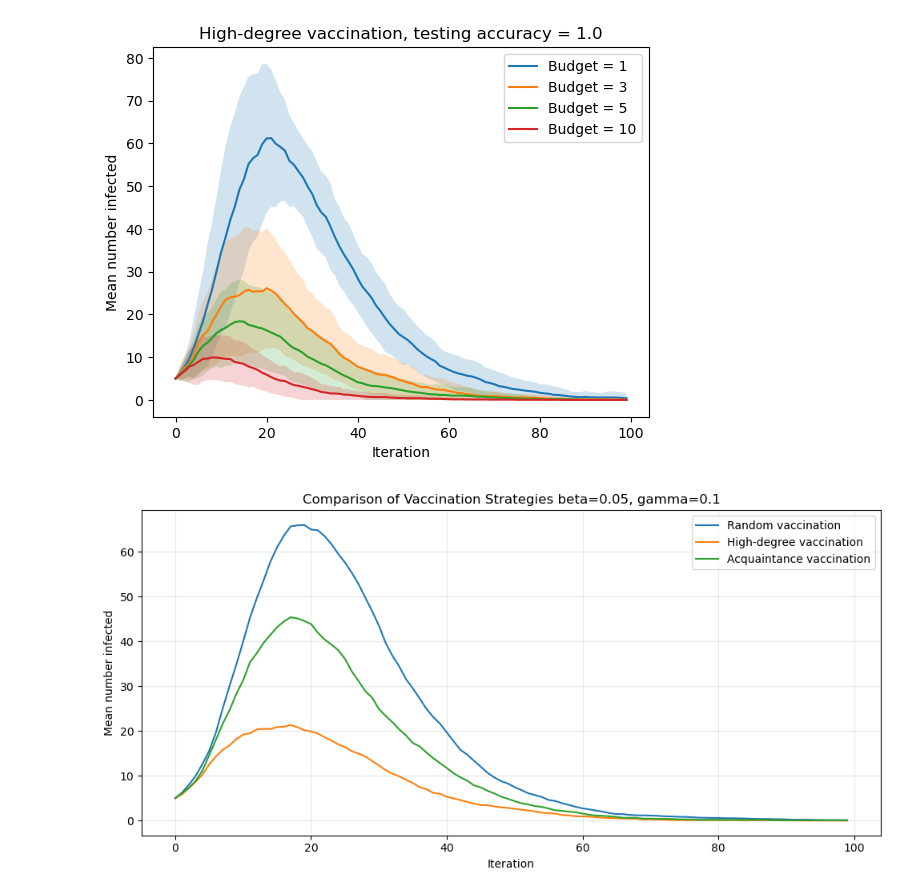
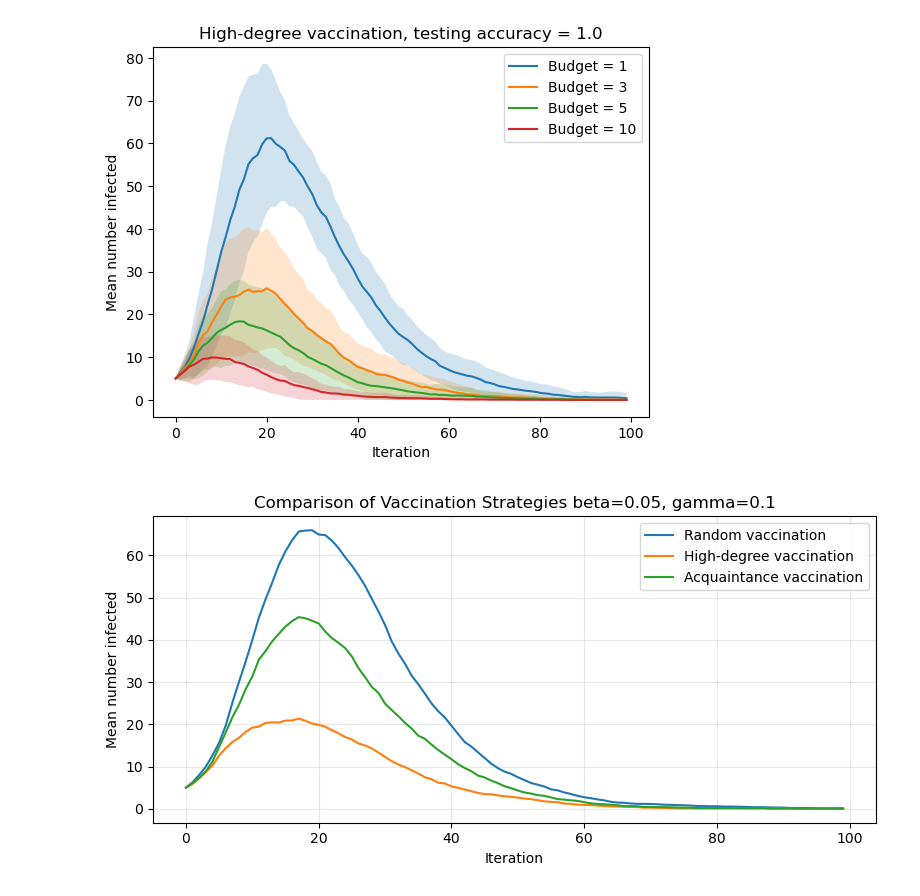
Before and after one commit to lydiashumskaya/assignment-2-stochastic-and-spatial-models, a Jupyter notebook: assigment-2.ipynb, the cells around one changed output. Drawn from its saved outputs; the diff is of its cells as text; code cells hidden in the pictures.

```diff
--- a/assigment-2.ipynb
+++ b/assigment-2.ipynb
@@ -278,7 +278,7 @@ for ax, beta in zip(axes, betas):
 
     # Individual stochastic simulations
     for I_run in I_runs:
-        ax.plot(t_common, I_run, color="lightblue", alpha=0.12)
+        ax.plot(t_common, I_run, color="lightblue", alpha=0.25)
 
     # Mean stochastic trajectory
     ax.plot(t_common, I_mean, color="blue",
@@ -1425,33 +1425,33 @@ gamma = 0.1
 
 testing_budget = 20
 vaccination_budget = 5
 testing_accuracy = 0.75
 
 nruns = 30
 iterations = 100
 
 S_runs, I_runs, R_runs, vaccinated_runs = repeat_acquaintance_vaccination(
     g_social, beta, gamma,
     testing_budget, vaccination_budget, testing_accuracy,
     runs=nruns, iterations=iterations
 )
 
 # Previously calculated results
 I_random = results_random_vaccination[vaccination_budget]['I']
 I_high_degree = results_high_degree[testing_accuracy][vaccination_budget]['I']
 
-plt.figure(figsize=(10, 5))
+plt.figure(figsize=(8, 4))
 
 plt.plot(np.mean(I_random, axis=0), label="Random vaccination")
 plt.plot(np.mean(I_high_degree, axis=0), label="High-degree vaccination")
 plt.plot(np.mean(I_runs, axis=0), label="Acquaintance vaccination")
 
 plt.xlabel("Iteration")
 plt.ylabel("Mean number infected")
-plt.title("Comparison of Vaccination Strategies beta=0.05, gamma=0.1")
+plt.title("Comparison of Vaccination Strategies beta=0.05, gamma=0.1", fontsize=12)
 plt.legend()
 plt.grid(alpha=0.3)
 plt.tight_layout()
 plt.show()
 # %% [output]
-[figure, old version]
+[figure, new version]
```
Also changed, not shown: parts of 1 cell of this notebook.
